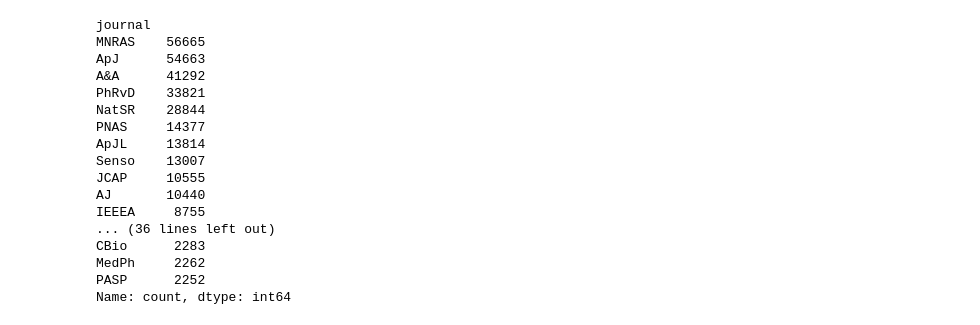
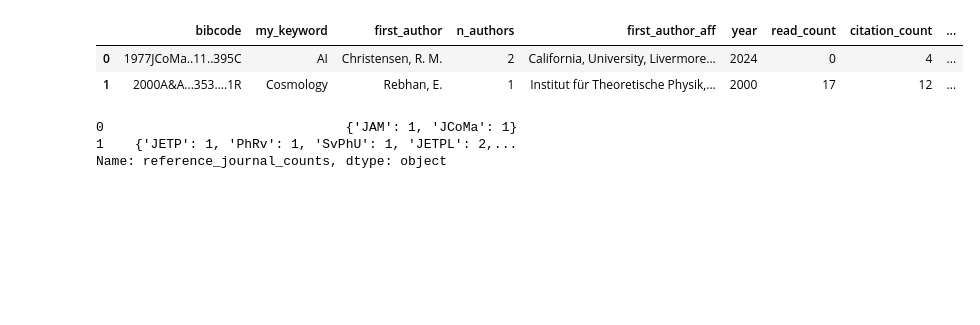
Before and after one commit to vadibekyan/ads_stats, a Jupyter notebook: ads_data_references_github.ipynb, the cells around one changed output. Drawn from its saved outputs; the diff is of its cells as text; code cells hidden in the pictures; blank space fills up the shorter version.

Commit message:
Add functions to get references

```diff
--- a/ads_data_references_github.ipynb
+++ b/ads_data_references_github.ipynb
@@ -6,2 +7,2 @@ from collections import Counter
 # %%
-all_data_aff_sjr = pd.read_parquet('ads_data/all_data_aff_sjr.parquet')
+all_data_ref = pd.read_parquet('all_data_ref_clean.parquet')
@@ -55,13 +8,0 @@ all_data_aff_sjr['reference_journals'] = all_data_aff_sjr['references'].apply(ex
-# %%
-relevant_columns = ['bibcode', 'my_keyword',
-           'first_author', 'n_authors', 'first_author_aff',
-          'year', 'read_count',
-       'citation_count', 'reference_journals',   'n_references',
-       'journal',
-        'SJR Best Quartile',
-        'grouped_keywords']
-
-all_data_ref = all_data_aff_sjr[relevant_columns].copy()
-all_data_ref = all_data_ref[all_data_ref['n_references'] > 0]
-all_data_ref.to_parquet('ads_data/all_data_ref.parquet', index=False)
-all_data_ref.head(5)
@@ -76,22 +9,15 @@ all_data_ref.head(5)
-# %%
-# Show the top 10 most common journals by count
-top_journals = all_data_aff_sjr['journal'].value_counts().head(50)
-print(top_journals)
-# %% [output]
-journal
-MNRAS    56665
-ApJ      54663
-A&A      41292
-PhRvD    33821
-NatSR    28844
-PNAS     14377
-ApJL     13814
-Senso    13007
-JCAP     10555
-AJ       10440
-IEEEA     8755
-... (36 lines left out)
-CBio      2283
-MedPh     2262
-PASP      2252
-Name: count, dtype: int64
+# %%
+all_data_ref.head(2)
+# %% [output]
+|  | bibcode | my_keyword | first_author | n_authors | first_author_aff | year | read_count | citation_count | ... |
+| 0 | 1977JCoMa..11..395C | AI | Christensen, R. M. | 2 | California, University, Livermore... | 2024 | 0 | 4 | ... |
+| 1 | 2000A&A...353....1R | Cosmology | Rebhan, E. | 1 | Institut für Theoretische Physik,... | 2000 | 17 | 12 | ... |
+# %%
+all_data_ref['reference_journal_counts'] = all_data_ref['reference_journals'].apply(
+    lambda x: dict(Counter(x))
+)
+all_data_ref['reference_journal_counts'].head(2)
+# %% [output]
+0                               {'JAM': 1, 'JCoMa': 1}
+1    {'JETP': 1, 'PhRv': 1, 'SvPhU': 1, 'JETPL': 2,...
+Name: reference_journal_counts, dtype: object
```
Also changed, not shown: parts of 17 cells of this notebook.
